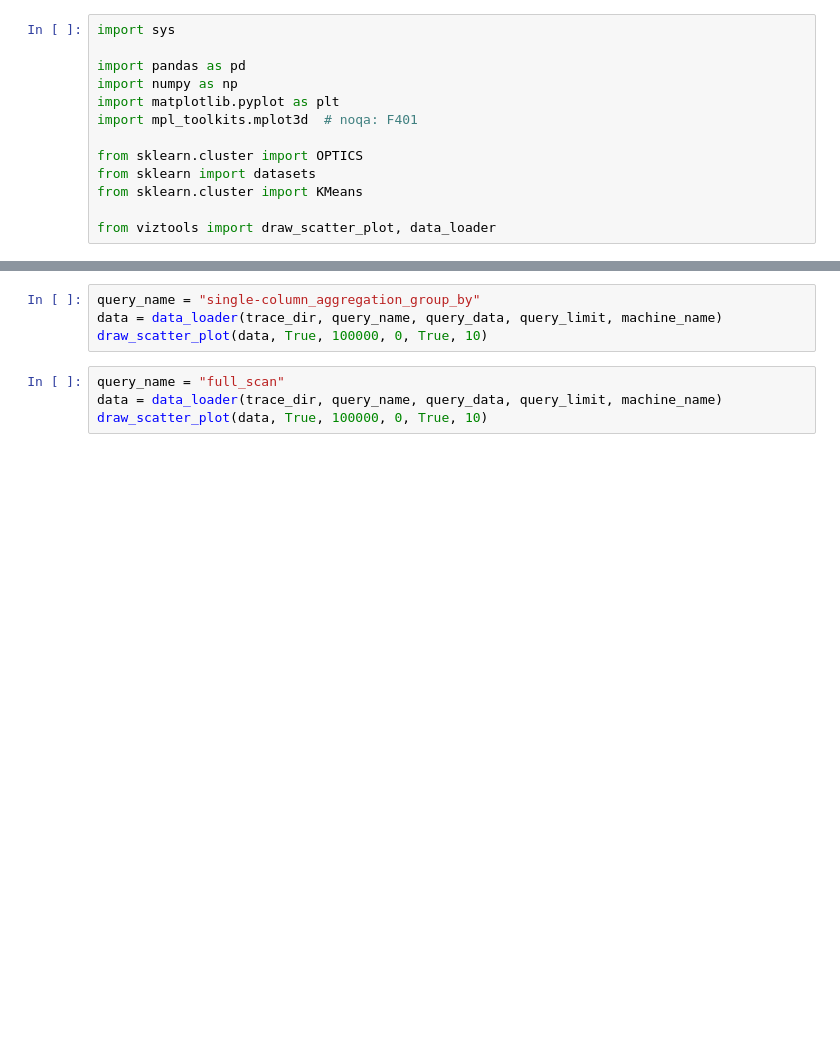
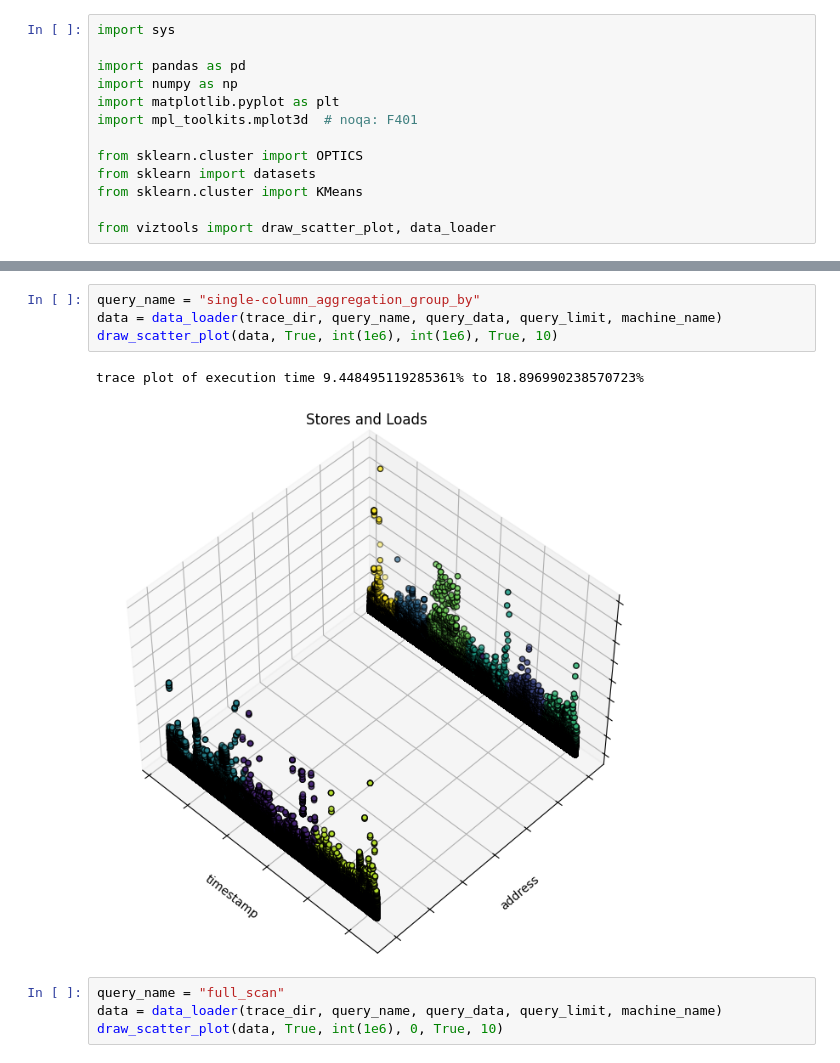
Before and after one commit to sunjin-choi/ocs-mem-prof, a Jupyter notebook: analysis/viz-interactive-prim.ipynb, the cells around one changed output, grey strips where cells are left out. Cells and saved outputs as stored; diff of their text form; blank space fills up the shorter version.

```diff
--- a/analysis/viz-interactive-prim.ipynb
+++ b/analysis/viz-interactive-prim.ipynb
@@ -43,8 +53,11 @@ draw_scatter_plot(data, True, 100000, 0, True, 10)
 # %%
 query_name = "single-column_aggregation_group_by"
 data = data_loader(trace_dir, query_name, query_data, query_limit, machine_name)
-draw_scatter_plot(data, True, 100000, 0, True, 10)
+draw_scatter_plot(data, True, int(1e6), int(1e6), True, 10)
+# %% [output]
+trace plot of execution time 9.448495119285361% to 18.896990238570723%
+[figure, added]
 # %%
 query_name = "full_scan"
 data = data_loader(trace_dir, query_name, query_data, query_limit, machine_name)
-draw_scatter_plot(data, True, 100000, 0, True, 10)
+draw_scatter_plot(data, True, int(1e6), 0, True, 10)
```
Also changed, not shown: parts of 5 cells of this notebook.
